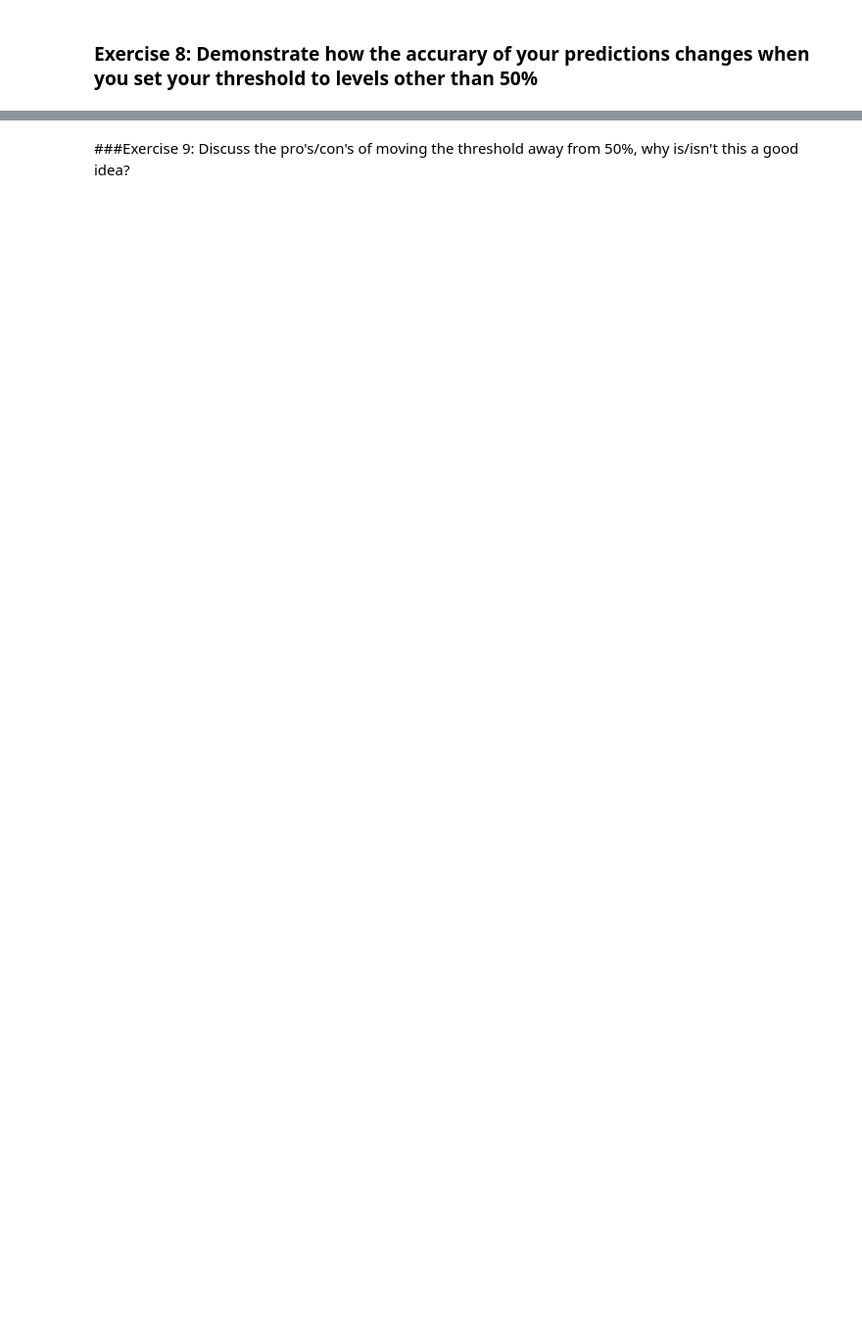
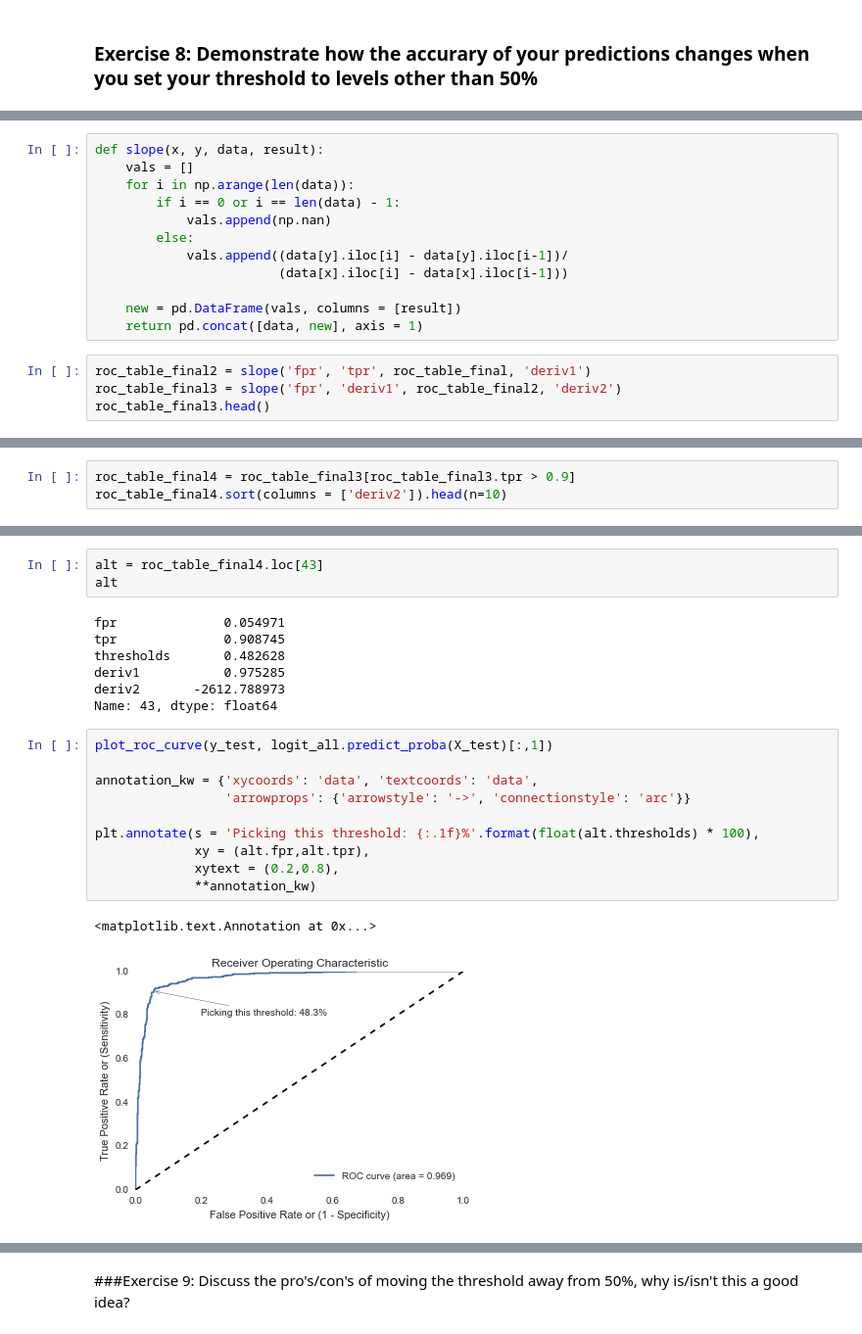
Before and after one commit to selwyth/DAT_SF_12, a Jupyter notebook: Homework/Dat_SF_12-Midterm-Questions_DF.ipynb, the cells around one changed output, grey strips where cells are left out. Shown: that part at 98% size. Saved outputs shown, nothing was run; the diff lists cells and outputs as text; blank space fills up the shorter version.

```diff
--- a/Homework/Dat_SF_12-Midterm-Questions_DF.ipynb
+++ b/Homework/Dat_SF_12-Midterm-Questions_DF.ipynb
@@ -339,0 +394,16 @@ array([ 0.,  0.,  0.])
+# %%
+def slope(x, y, data, result):
+    vals = []
+    for i in np.arange(len(data)):
+        if i == 0 or i == len(data) - 1:
+            vals.append(np.nan)
+        else:
+            vals.append((data[y].iloc[i] - data[y].iloc[i-1])/
+                        (data[x].iloc[i] - data[x].iloc[i-1]))
+
+    new = pd.DataFrame(vals, columns = [result])
+    return pd.concat([data, new], axis = 1)
+# %%
+roc_table_final2 = slope('fpr', 'tpr', roc_table_final, 'deriv1')
+roc_table_final3 = slope('fpr', 'deriv1', roc_table_final2, 'deriv2')
+roc_table_final3.head()
@@ -339,0 +417,3 @@ array([ 0.,  0.,  0.])
+# %%
+roc_table_final4 = roc_table_final3[roc_table_final3.tpr > 0.9]
+roc_table_final4.sort(columns = ['deriv2']).head(n=10)
@@ -339,0 +432,23 @@ array([ 0.,  0.,  0.])
+# %%
+alt = roc_table_final4.loc[43]
+alt
+# %% [output]
+fpr              0.054971
+tpr              0.908745
+thresholds       0.482628
+deriv1           0.975285
+deriv2       -2612.788973
+Name: 43, dtype: float64
+# %%
+plot_roc_curve(y_test, logit_all.predict_proba(X_test)[:,1])
+
+annotation_kw = {'xycoords': 'data', 'textcoords': 'data',
+                 'arrowprops': {'arrowstyle': '->', 'connectionstyle': 'arc'}}
+
+plt.annotate(s = 'Picking this threshold: {:.1f}%'.format(float(alt.thresholds) * 100),
+             xy = (alt.fpr,alt.tpr),
+             xytext = (0.2,0.8),
+             **annotation_kw)
+# %% [output]
+<matplotlib.text.Annotation at 0x...>
+[figure, added]
```
Also changed, not shown: parts of 27 cells of this notebook, 1 other file.
